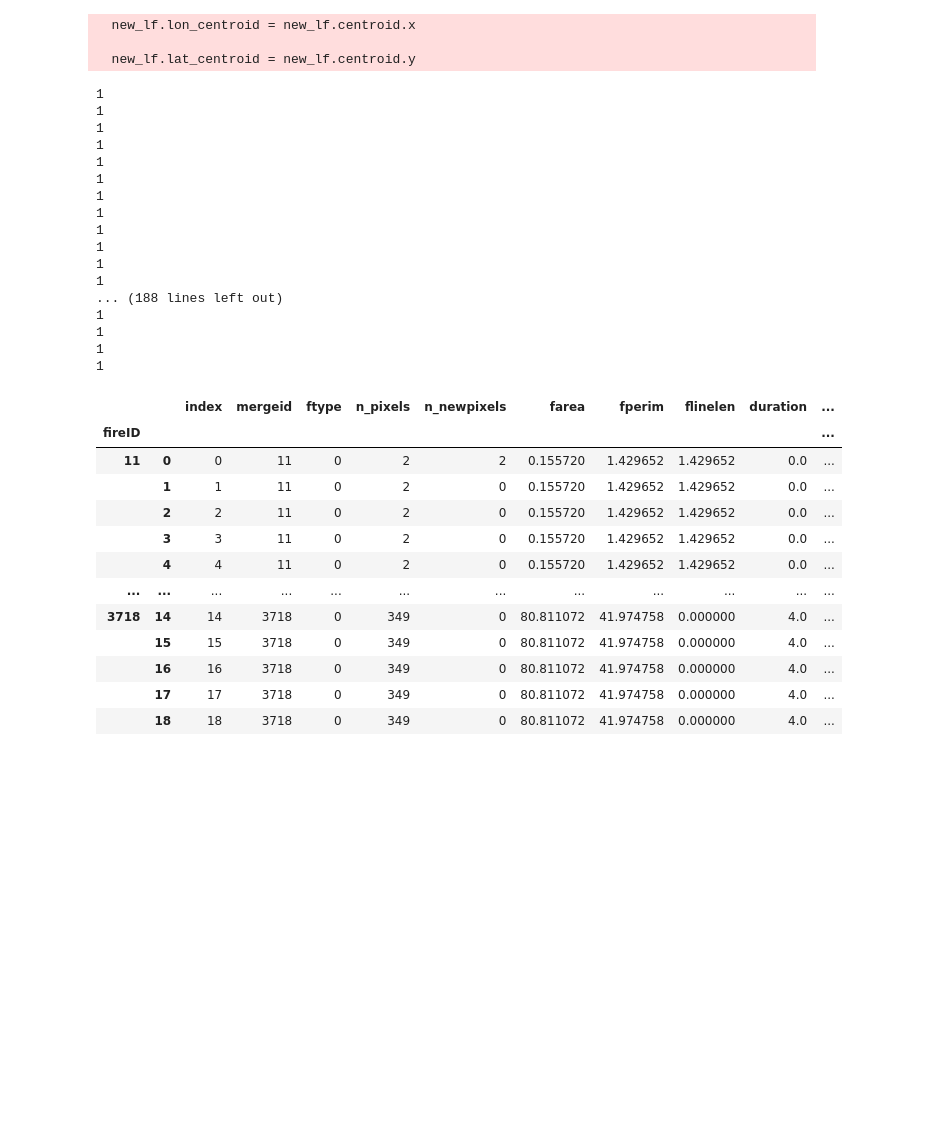
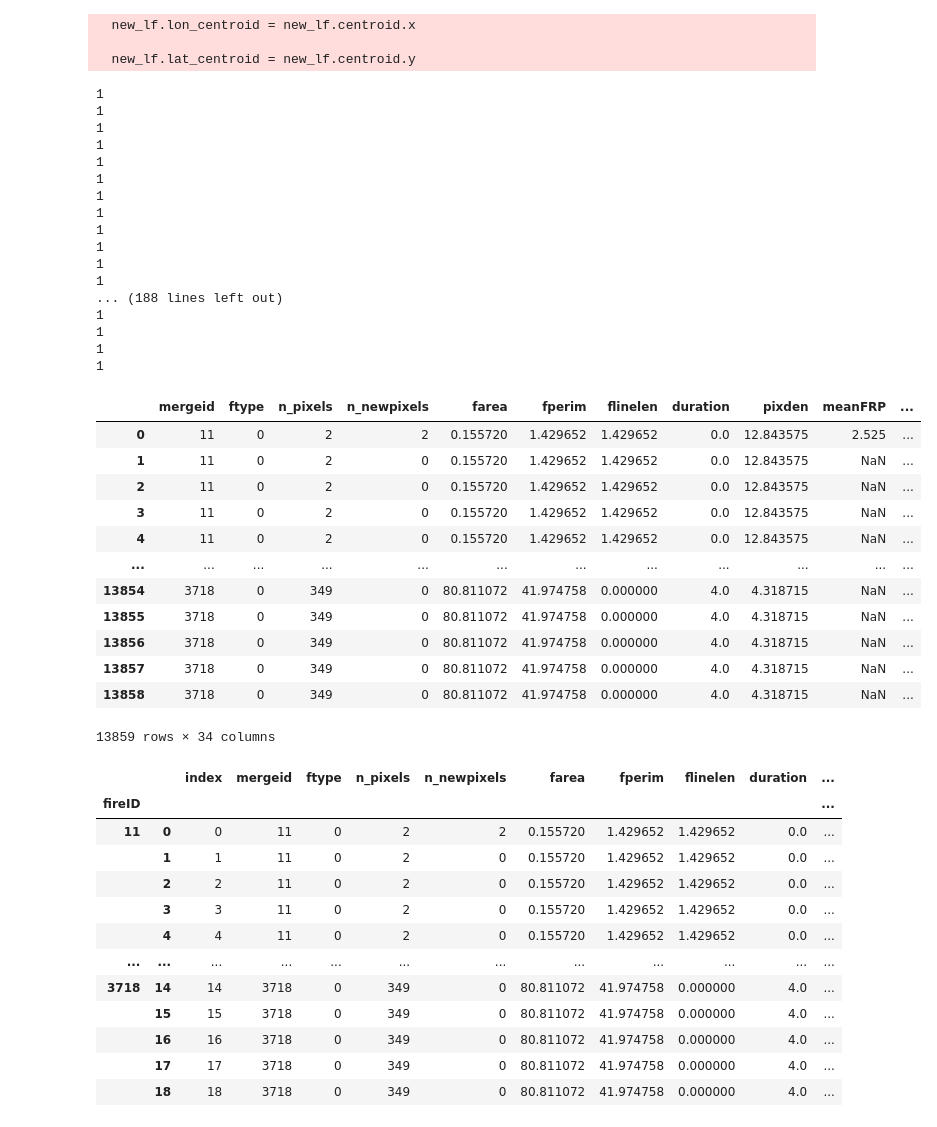
Before and after one commit to mccabete/fwiVis, a Jupyter notebook: notebooks/Fire_extraction.ipynb, the cells around one changed output. Drawn from its saved outputs; the diff is of its cells as text; code cells hidden in the pictures; blank space fills up the shorter version.

```diff
--- a/notebooks/Fire_extraction.ipynb
+++ b/notebooks/Fire_extraction.ipynb
@@ -242,25 +244,41 @@ def merge_gridded_FWI_data(df, FWI_subset_t = True):
             fwi = fwi[fwi.t.astype("datetime64[ns]") <= df.t.astype("datetime64[ns]").max()]
             df.t = df.t.astype("datetime64[ns]")
             fwi.t = fwi.t.astype("datetime64[ns]")
-        merged = df.merge(fwi, on = ["t"], how = "outer").reset_index(inplace=False)
+        merged = df.merge(fwi, on = ["t"], how = "outer")
         return(merged)
-# %%
-merged_lf = lf.groupby("fireID").apply(merge_gridded_FWI_data)
-# %% [output]
-1
-1
-1
-1
-1
-1
-1
-1
-1
-1
-1
-1
-... (188 lines left out)
-1
-1
-1
-1
+# %%
+col_names = lf.columns
+merged_lf = lf.groupby("fireID")[col_names].apply(merge_gridded_FWI_data).reset_index(drop=True) #include_groups=True ## This rearranges the columns so that fireID isn't first.
+#test = smol.groupby("fireID")[col_names].apply(merge_gridded_FWI_data).reset_index() #include_groups=True
+merged_lf
+# %% [output]
+1
+1
+1
+1
+1
+1
+1
+1
+1
+1
+1
+1
+... (188 lines left out)
+1
+1
+1
+1
+|  | mergeid | ftype | n_pixels | n_newpixels | farea | fperim | flinelen | duration | pixden | meanFRP | ... |
+| 0 | 11 | 0 | 2 | 2 | 0.155720 | 1.429652 | 1.429652 | 0.0 | 12.843575 | 2.525 | ... |
+| 1 | 11 | 0 | 2 | 0 | 0.155720 | 1.429652 | 1.429652 | 0.0 | 12.843575 | NaN | ... |
+| 2 | 11 | 0 | 2 | 0 | 0.155720 | 1.429652 | 1.429652 | 0.0 | 12.843575 | NaN | ... |
+| 3 | 11 | 0 | 2 | 0 | 0.155720 | 1.429652 | 1.429652 | 0.0 | 12.843575 | NaN | ... |
+| 4 | 11 | 0 | 2 | 0 | 0.155720 | 1.429652 | 1.429652 | 0.0 | 12.843575 | NaN | ... |
+| ... | ... | ... | ... | ... | ... | ... | ... | ... | ... | ... | ... |
+| 13854 | 3718 | 0 | 349 | 0 | 80.811072 | 41.974758 | 0.000000 | 4.0 | 4.318715 | NaN | ... |
+| 13855 | 3718 | 0 | 349 | 0 | 80.811072 | 41.974758 | 0.000000 | 4.0 | 4.318715 | NaN | ... |
+| 13856 | 3718 | 0 | 349 | 0 | 80.811072 | 41.974758 | 0.000000 | 4.0 | 4.318715 | NaN | ... |
+| 13857 | 3718 | 0 | 349 | 0 | 80.811072 | 41.974758 | 0.000000 | 4.0 | 4.318715 | NaN | ... |
+| 13858 | 3718 | 0 | 349 | 0 | 80.811072 | 41.974758 | 0.000000 | 4.0 | 4.318715 | NaN | ... |
+13859 rows × 34 columns
```
Also changed, not shown: parts of 2 cells of this notebook, 2 other files.
